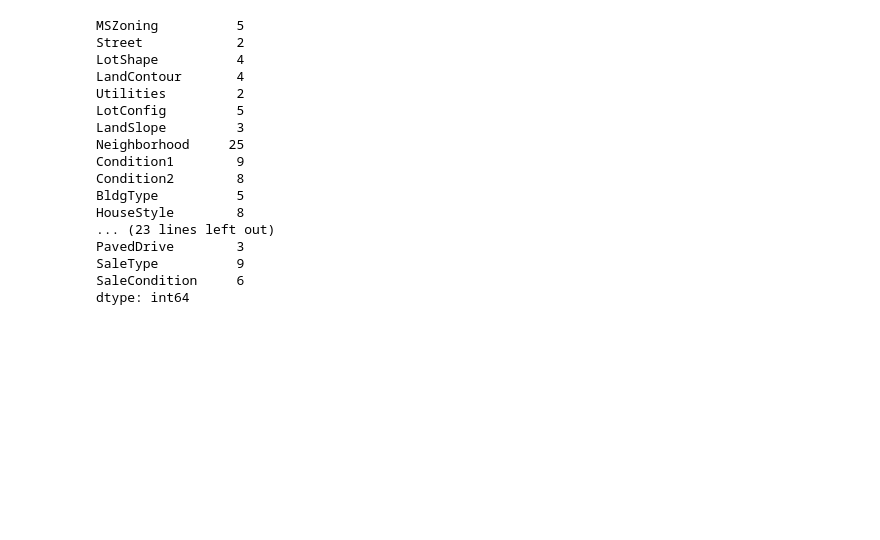
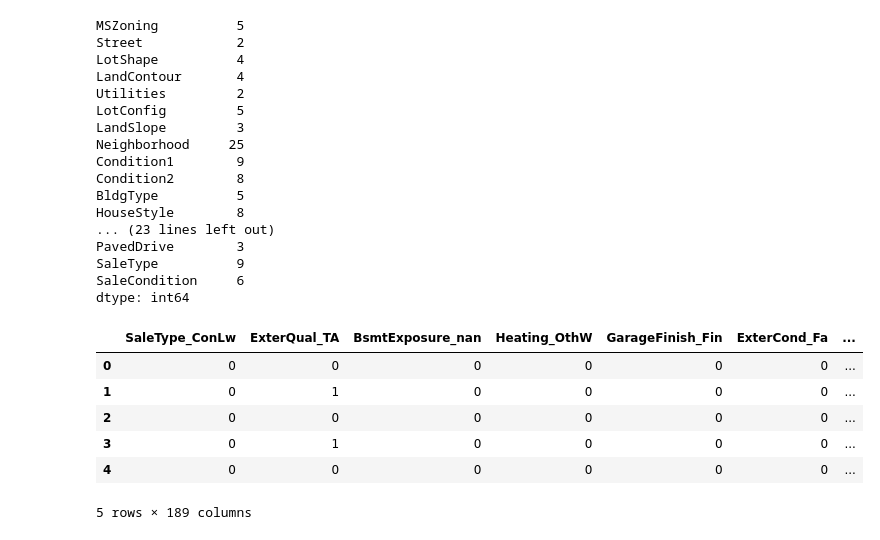
Before and after one commit to Aximiliana/Homework, a Jupyter notebook: Basic_alogoritms_HW/Untitled Folder/HW4.ipynb, the cells around one changed output. Drawn from its saved outputs; the diff is of its cells as text; code cells hidden in the pictures; blank space fills up the shorter version.

```diff
--- a/Basic_alogoritms_HW/Untitled Folder/HW4.ipynb
+++ b/Basic_alogoritms_HW/Untitled Folder/HW4.ipynb
@@ -83,5 +85,15 @@ dummy_X = pd.get_dummies(X[cat_feat], columns=cat_feat)
 dummy_cols = list(set(dummy_X))
 # %%
 dummy_X = dummy_X[dummy_cols]
+# %%
+dummy_X.head()
+# %% [output]
+|  | SaleType_ConLw | ExterQual_TA | BsmtExposure_nan | Heating_OthW | GarageFinish_Fin | ExterCond_Fa | ... |
+| 0 | 0 | 0 | 0 | 0 | 0 | 0 | ... |
+| 1 | 0 | 1 | 0 | 0 | 0 | 0 | ... |
+| 2 | 0 | 0 | 0 | 0 | 0 | 0 | ... |
+| 3 | 0 | 1 | 0 | 0 | 0 | 0 | ... |
+| 4 | 0 | 0 | 0 | 0 | 0 | 0 | ... |
+5 rows × 189 columns
 # %%
 X_fin = pd.concat([X[num_feat].fillna(-999), dummy_X], axis=1)
```
Also changed, not shown: parts of 39 cells of this notebook.
